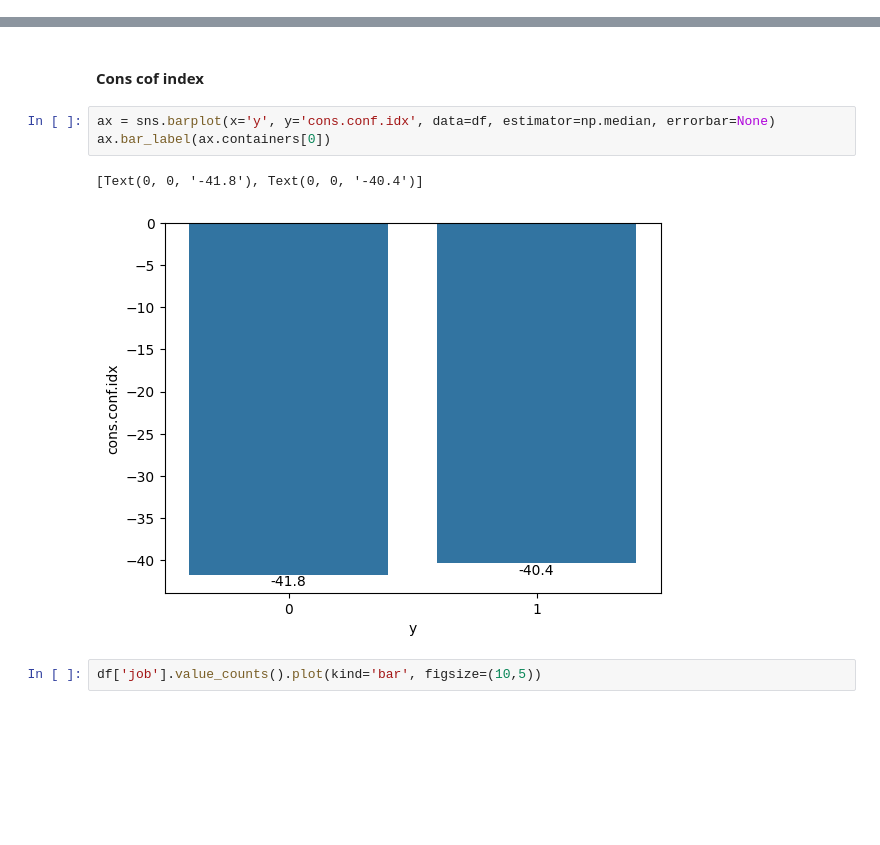
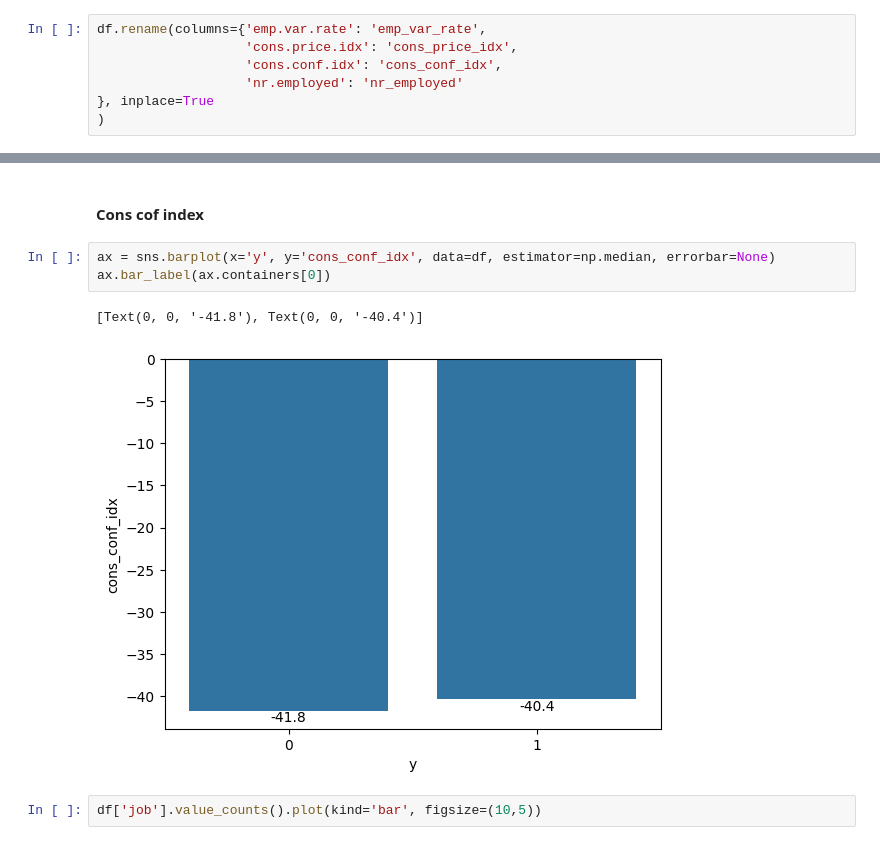
Before and after one commit to ihsannurfaqih/Bank-Marketing-Automation, a Jupyter notebook: src/notebook.ipynb, the cells around one changed output, grey strips where cells are left out. Drawn from its saved outputs; the diff is of its cells as text; blank space fills up the shorter version.

```diff
--- a/src/notebook.ipynb
+++ b/src/notebook.ipynb
@@ -232,6 +232,13 @@ dtypes: float64(5), int64(5), object(11)
 memory usage: 492.2+ KB
 # %%
 df['y'] = df['y'].map({'yes':1, 'no':0})
+# %%
+df.rename(columns={'emp.var.rate': 'emp_var_rate',
+                   'cons.price.idx': 'cons_price_idx',
+                   'cons.conf.idx': 'cons_conf_idx',
+                   'nr.employed': 'nr_employed'
+}, inplace=True
+)
 # %% [markdown]
 # Model Development
 # %% [markdown]
@@ -316,11 +323,11 @@ ax.bar_label(ax.containers[0])
 # %% [markdown]
 #### Cons cof index
 # %%
-ax = sns.barplot(x='y', y='cons.conf.idx', data=df, estimator=np.median, errorbar=None)
+ax = sns.barplot(x='y', y='cons_conf_idx', data=df, estimator=np.median, errorbar=None)
 ax.bar_label(ax.containers[0])
 # %% [output]
 [Text(0, 0, '-41.8'), Text(0, 0, '-40.4')]
-[figure, old version]
+[figure, new version]
 # %%
 df['job'].value_counts().plot(kind='bar', figsize=(10,5))
 # %% [output]
```
Also changed, not shown: parts of 14 cells of this notebook, 4 other files.
